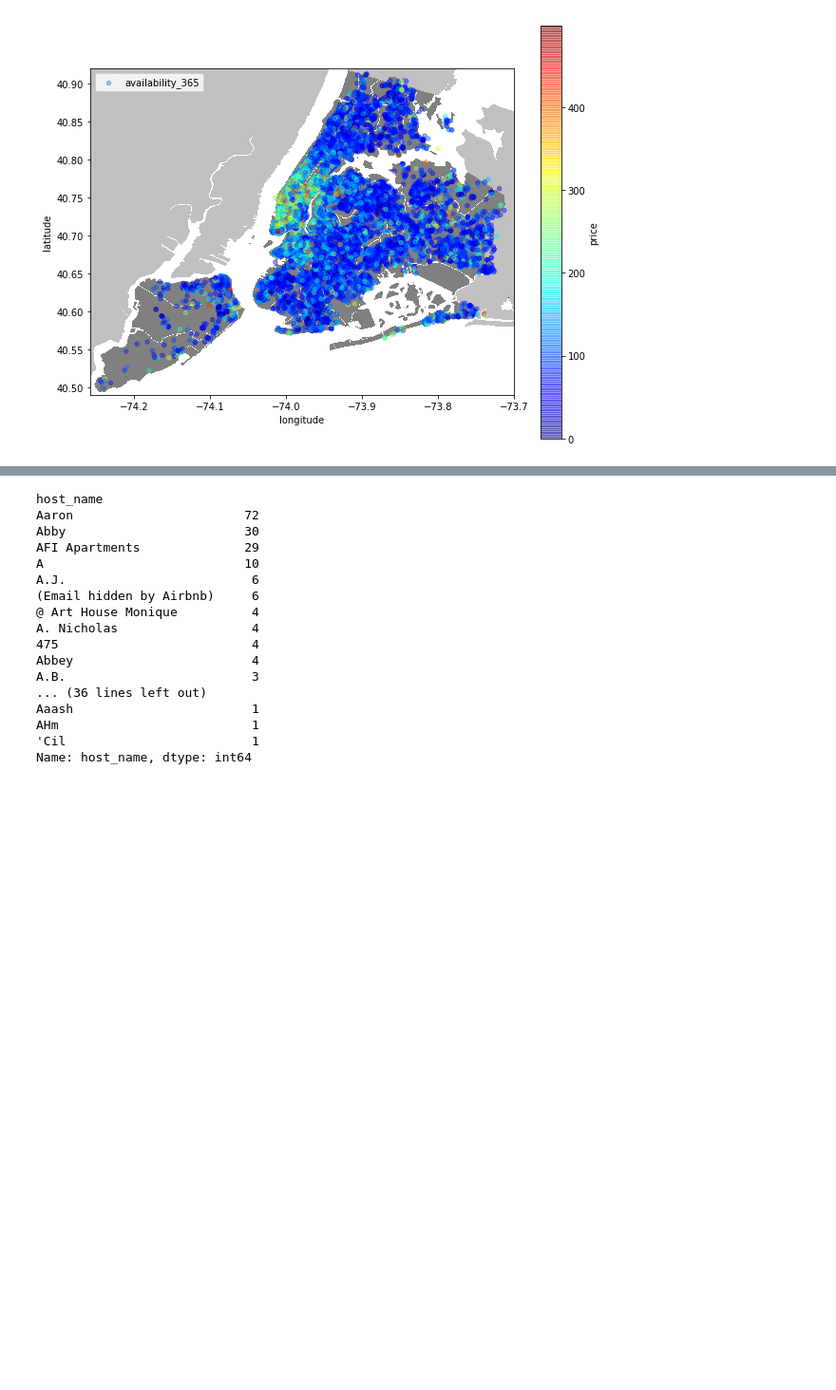
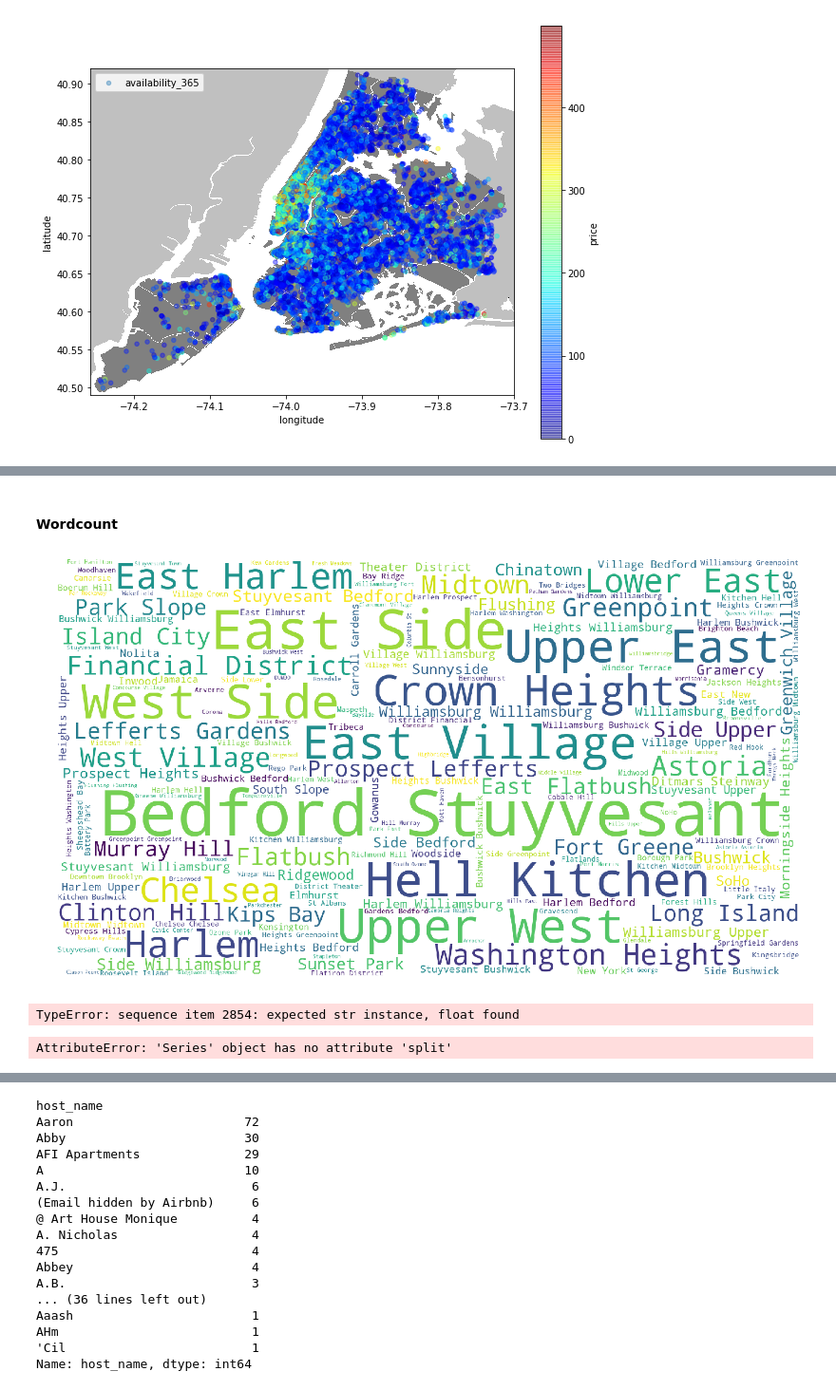
Before and after one commit to leosquintero/Airbnb-data-science-project, a Jupyter notebook: AirBnb EDA.ipynb, the cells around one changed output, grey strips where cells are left out. Shown at 95% size. Drawn from its saved outputs; the diff is of its cells as text; code cells hidden in the pictures; blank space fills up the shorter version.

```diff
--- a/AirBnb EDA.ipynb
+++ b/AirBnb EDA.ipynb
@@ -353,0 +356,11 @@ plt.show()
+# %% [markdown]
+#### Wordcount
+# %%
+plt.subplots(figsize=(25,15))
+wordcloud = WordCloud(background_color='white',width=1920,height=1080).generate(" ".join(bnb.neighbourhood))
+plt.imshow(wordcloud)
+plt.axis('off')
+plt.savefig('neighbourhood.png')
+plt.show()
+# %% [output]
+[figure, added]
@@ -354,3 +371,23 @@ plt.show()
+# %%
+convertTuple(bnb["name"])
+# %% [output]
+TypeError: sequence item 2854: expected str instance, float found
+# %%
+def word_count(str):
+    counts = dict()
+    words = str.split()
+
+    for word in words:
+        if word in counts:
+            counts[word] += 1
+        else:
+            counts[word] = 1
+
+    return counts
+
+print( word_count(bnb.name))
+# %% [output]
+AttributeError: 'Series' object has no attribute 'split'
 # %%
 bnb.head()
 # %% [output]
```
Also changed, not shown: parts of 24 cells of this notebook, 1 other file.
